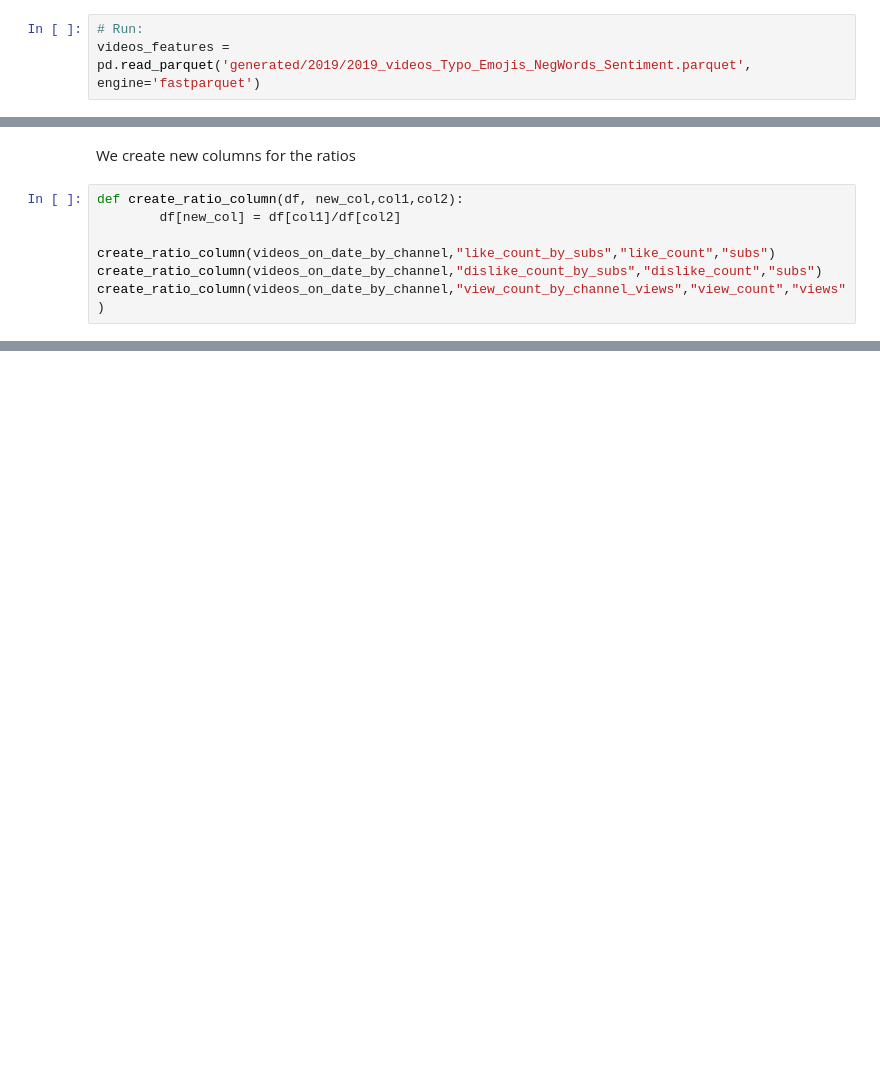
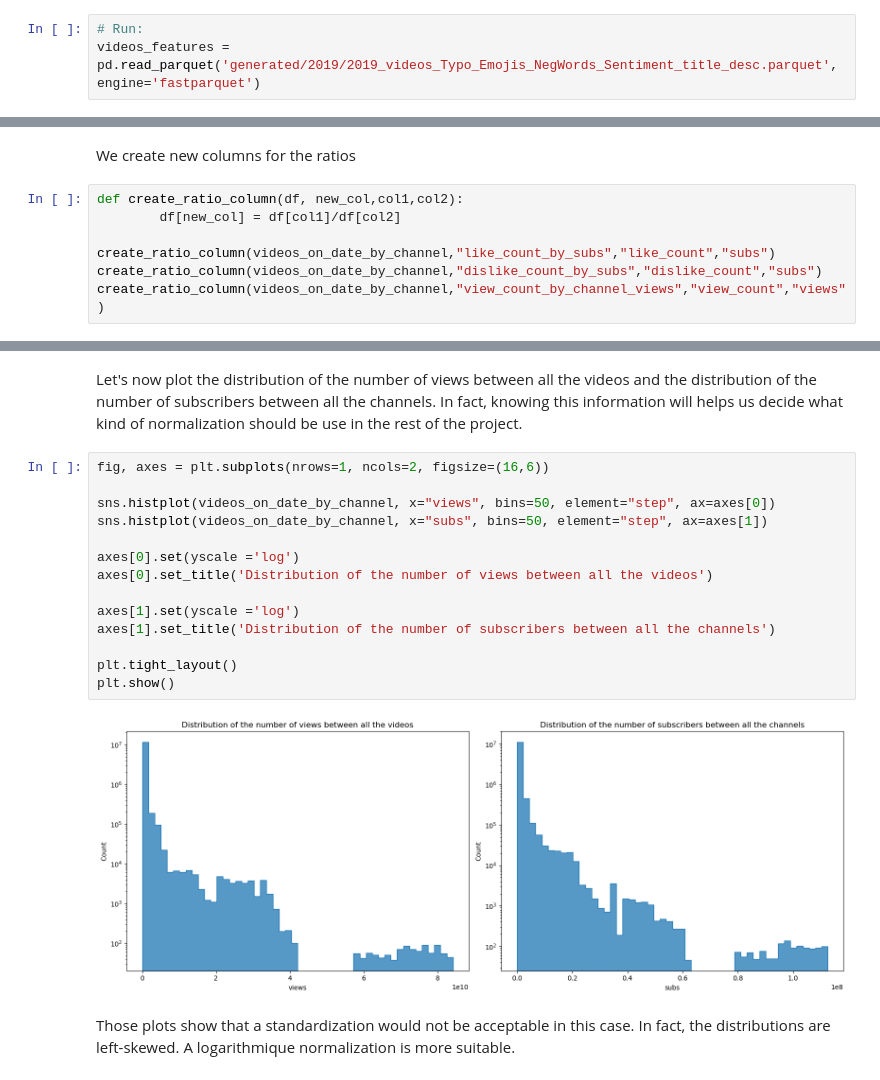
Before and after one commit to epfl-ada/ada-2022-project-adagang, a Jupyter notebook: merge_and_ratios_processing.ipynb, the cells around one changed output, grey strips where cells are left out. Drawn from its saved outputs; the diff is of its cells as text; blank space fills up the shorter version.

Commit message:
distributions

```diff
--- a/merge_and_ratios_processing.ipynb
+++ b/merge_and_ratios_processing.ipynb
@@ -3,6 +8,6 @@
 # %%
 # Run:
-videos_features = pd.read_parquet('generated/2019/2019_videos_Typo_Emojis_NegWords_Sentiment.parquet', engine='fastparquet')
+videos_features = pd.read_parquet('generated/2019/2019_videos_Typo_Emojis_NegWords_Sentiment_title_desc.parquet', engine='fastparquet')
 # %%
 videos_features
 # %% [output]
@@ -102,0 +106,20 @@ videos_on_date_by_channel
+# %% [markdown]
+Let's now plot the distribution of the number of views between all the videos and the distribution of the number of subscribers between all the channels. In fact, knowing this information will helps us decide what kind of normalization should be use in the rest of the project.
+# %%
+fig, axes = plt.subplots(nrows=1, ncols=2, figsize=(16,6))
+
+sns.histplot(videos_on_date_by_channel, x="views", bins=50, element="step", ax=axes[0])
+sns.histplot(videos_on_date_by_channel, x="subs", bins=50, element="step", ax=axes[1])
+
+axes[0].set(yscale ='log')
+axes[0].set_title('Distribution of the number of views between all the videos')
+
+axes[1].set(yscale ='log')
+axes[1].set_title('Distribution of the number of subscribers between all the channels')
+
+plt.tight_layout()
+plt.show()
+# %% [output]
+[figure, added]
+# %% [markdown]
+Those plots show that a standardization would not be acceptable in this case. In fact, the distributions are left-skewed. A logarithmique normalization is more suitable.
```
Also changed, not shown: parts of 5 cells of this notebook.
